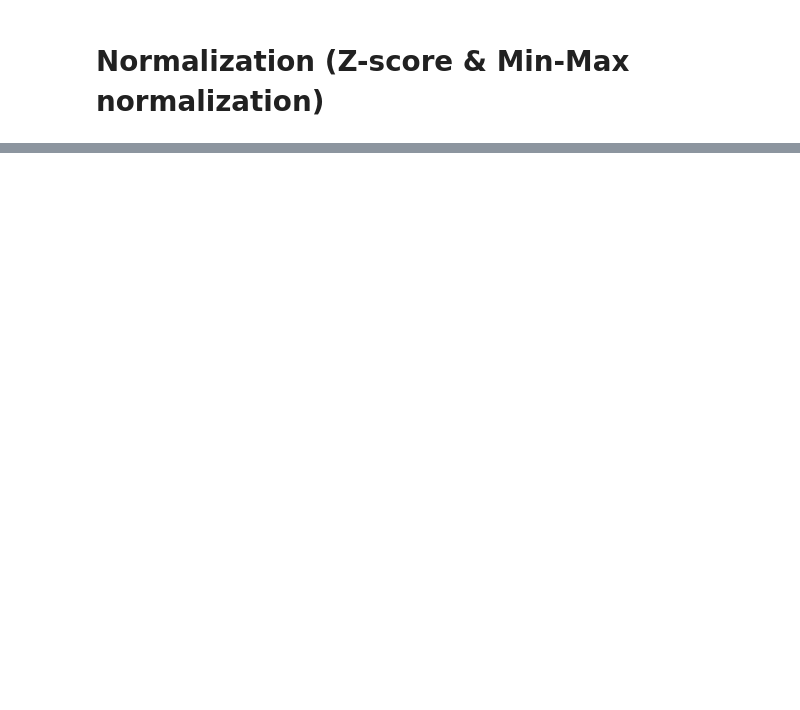
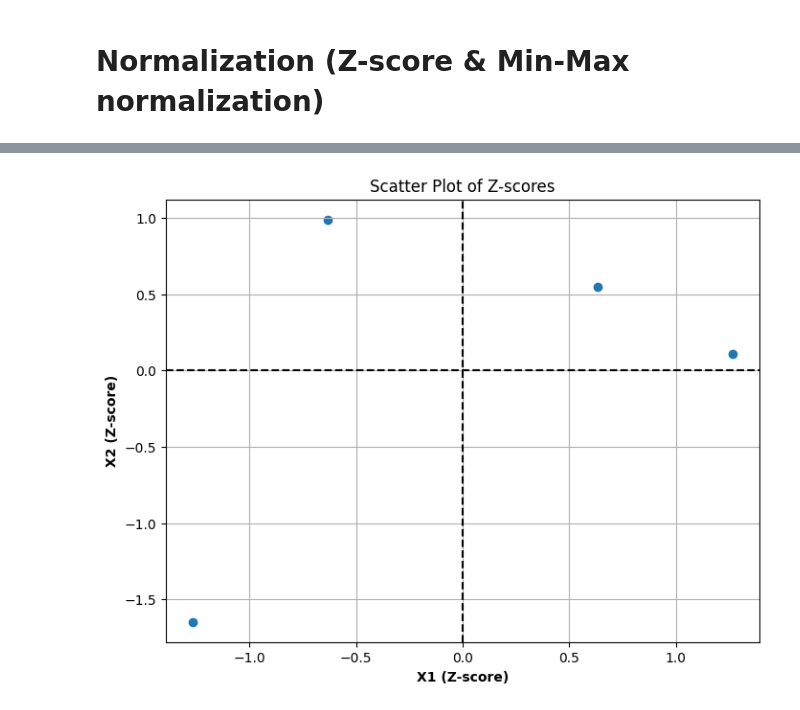
Before and after one commit to punramon/bsc_dpdm24, a Jupyter notebook: Chapter_2_Understanding_Data.ipynb, the cells around one changed output, grey strips where cells are left out. Cells and saved outputs as stored; diff of their text form; code cells hidden in the pictures; blank space fills up the shorter version.

```diff
--- a/Chapter_2_Understanding_Data.ipynb
+++ b/Chapter_2_Understanding_Data.ipynb
@@ -280,0 +332,4 @@ ActorName: นางสาวเพิ่มสิน คุณวิสิฏ
+# %%
+data = [[1, 200], [-2, 400], [0, 300], [-3, -200]]
+df2 = pd.DataFrame(data, columns=['X1', 'X2'])
+df2
@@ -282,0 +363,10 @@ ActorName: นางสาวเพิ่มสิน คุณวิสิฏ
+# %%
+# prompt: calculate z-score for df2
+
+from scipy.stats import zscore
+
+# Assuming df2 is your DataFrame
+# Calculate z-scores for all columns in df2
+df2_zscore = df2.apply(zscore)
+
+df2_zscore
@@ -282,0 +379,17 @@ ActorName: นางสาวเพิ่มสิน คุณวิสิฏ
+# %%
+# prompt: plot scatter plot df2_zscore *** เดี๋ยวกลับมาแก้โค้ด
+
+import matplotlib.pyplot as plt
+
+# Assuming df2_zscore is already calculated as in your provided code
+plt.figure(figsize=(8, 6))
+plt.scatter(df2_zscore['X1'], df2_zscore['X2'])
+plt.xlabel('X1 (Z-score)', fontweight='bold')
+plt.ylabel('X2 (Z-score)', fontweight='bold')
+plt.axhline(y=0, color='black', linestyle='--')  # Draw a horizontal line at y=0
+plt.axvline(x=0, color='black', linestyle='--')  # Draw a vertical line at x=0
+plt.title('Scatter Plot of Z-scores')
+plt.grid(True)
+plt.show()
+# %% [output]
+[figure, added]
```
Also changed, not shown: parts of 11 cells of this notebook.
